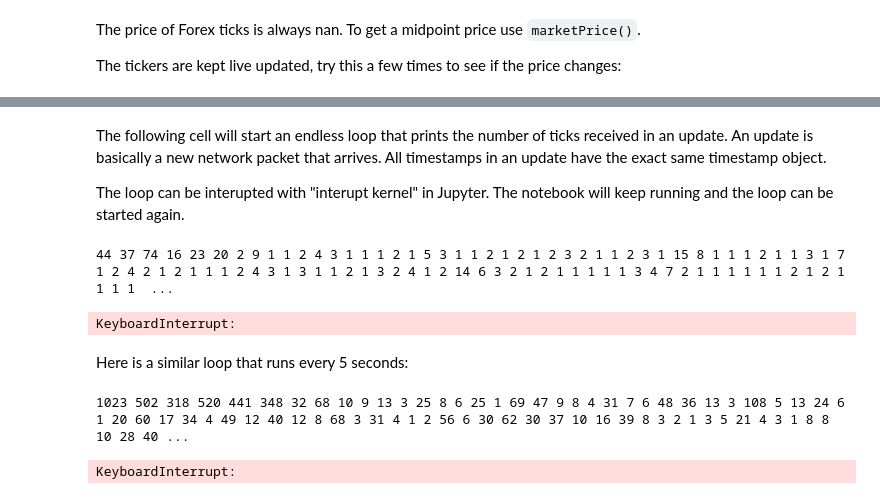
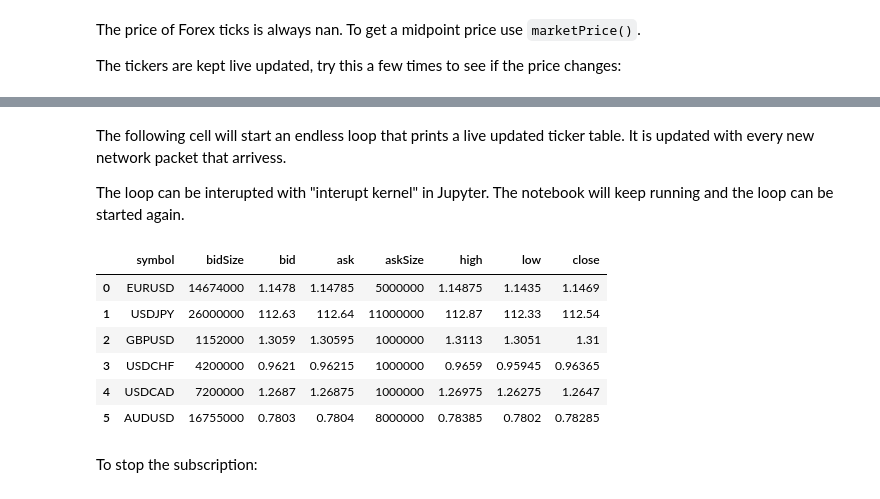
Before and after one commit to erdewit/ib_insync, a Jupyter notebook: notebooks/live_data.ipynb, the cells around one changed output, grey strips where cells are left out. Drawn from its saved outputs; the diff is of its cells as text; code cells hidden in the pictures.

```diff
--- a/notebooks/live_data.ipynb
+++ b/notebooks/live_data.ipynb
@@ -50,23 +47,29 @@ ticker.marketPrice()
 # %% [markdown]
-The following cell will start an endless loop that prints the number of ticks received in an update. An update is basically a new network packet that arrives. All timestamps in an update have the exact same timestamp object.
+The following cell will start an endless loop that prints a live updated ticker table.
+It is updated with every new network packet that arrivess.
 
 The loop can be interupted with "interupt kernel" in Jupyter. The notebook will keep running and the loop can be
 started again.
-# %%
-while ib.waitOnUpdate():
-    for ticker in ib.pendingTickers():
-        print(len(ticker.ticks), end=' ')
-    ib.clearPendingTickers()
-# %% [output]
-44 37 74 16 23 20 2 9 1 1 2 4 3 1 1 1 2 1 5 3 1 1 2 1 2 1 2 3 2 1 1 2 3 1 15 8 1 1 1 2 1 1 3 1 7 1 2 4 2 1 2 1 1 1 2 4 3 1 3 1 1 2 1 3 2 4 1 2 14 6 3 2 1 2 1 1 1 1 1 3 4 7 2 1 1 1 1 1 1 2 1 2 1 1 1 1  ...
-KeyboardInterrupt:
-# %% [markdown]
-Here is a similar loop that runs every 5 seconds:
-# %%
-while ib.sleep(5):
-    for ticker in ib.pendingTickers():
-        print(len(ticker.ticks), end=' ')
-    ib.clearPendingTickers()
-# %% [output]
-1023 502 318 520 441 348 32 68 10 9 13 3 25 8 6 25 1 69 47 9 8 4 31 7 6 48 36 13 3 108 5 13 24 6 1 20 60 17 34 4 49 12 40 12 8 68 3 31 4 1 2 56 6 30 62 30 37 10 16 39 8 3 2 1 3 5 21 4 3 1 8 8 10 28 40 ...
-KeyboardInterrupt:
+# %%
+from IPython.display import display, clear_output
+import pandas as pd
+
+df = pd.DataFrame(columns='symbol bidSize bid ask askSize high low close'.split())
+df['symbol'] = [c.symbol + c.currency for c in contracts]
+
+while ib.waitOnUpdate():
+    for i, t in enumerate(ib.tickers()):
+        df.iloc[i, 1:] = (
+                t.bidSize, t.bid, t.ask, t.askSize, t.high, t.low, t.close)
+    clear_output(wait=True)
+    display(df)
+# %% [output]
+|  | symbol | bidSize | bid | ask | askSize | high | low | close |
+| 0 | EURUSD | 14674000 | 1.1478 | 1.14785 | 5000000 | 1.14875 | 1.1435 | 1.1469 |
+| 1 | USDJPY | 26000000 | 112.63 | 112.64 | 11000000 | 112.87 | 112.33 | 112.54 |
+| 2 | GBPUSD | 1152000 | 1.3059 | 1.30595 | 1000000 | 1.3113 | 1.3051 | 1.31 |
+| 3 | USDCHF | 4200000 | 0.9621 | 0.96215 | 1000000 | 0.9659 | 0.95945 | 0.96365 |
+| 4 | USDCAD | 7200000 | 1.2687 | 1.26875 | 1000000 | 1.26975 | 1.26275 | 1.2647 |
+| 5 | AUDUSD | 16755000 | 0.7803 | 0.7804 | 8000000 | 0.78385 | 0.7802 | 0.78285 |
+# %% [markdown]
+To stop the subscription:
```
Also changed, not shown: parts of 5 cells of this notebook, 42 other files.
